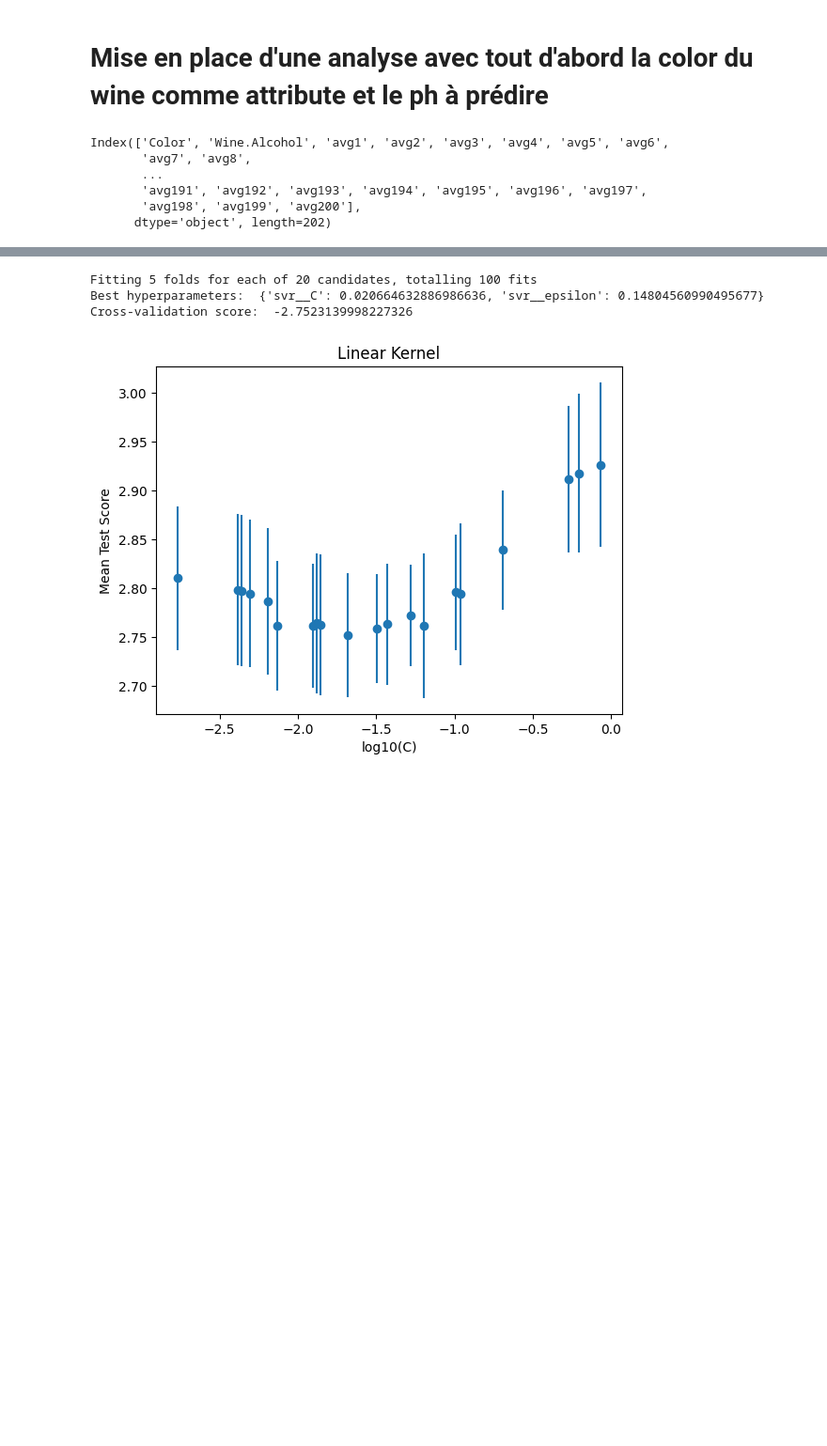
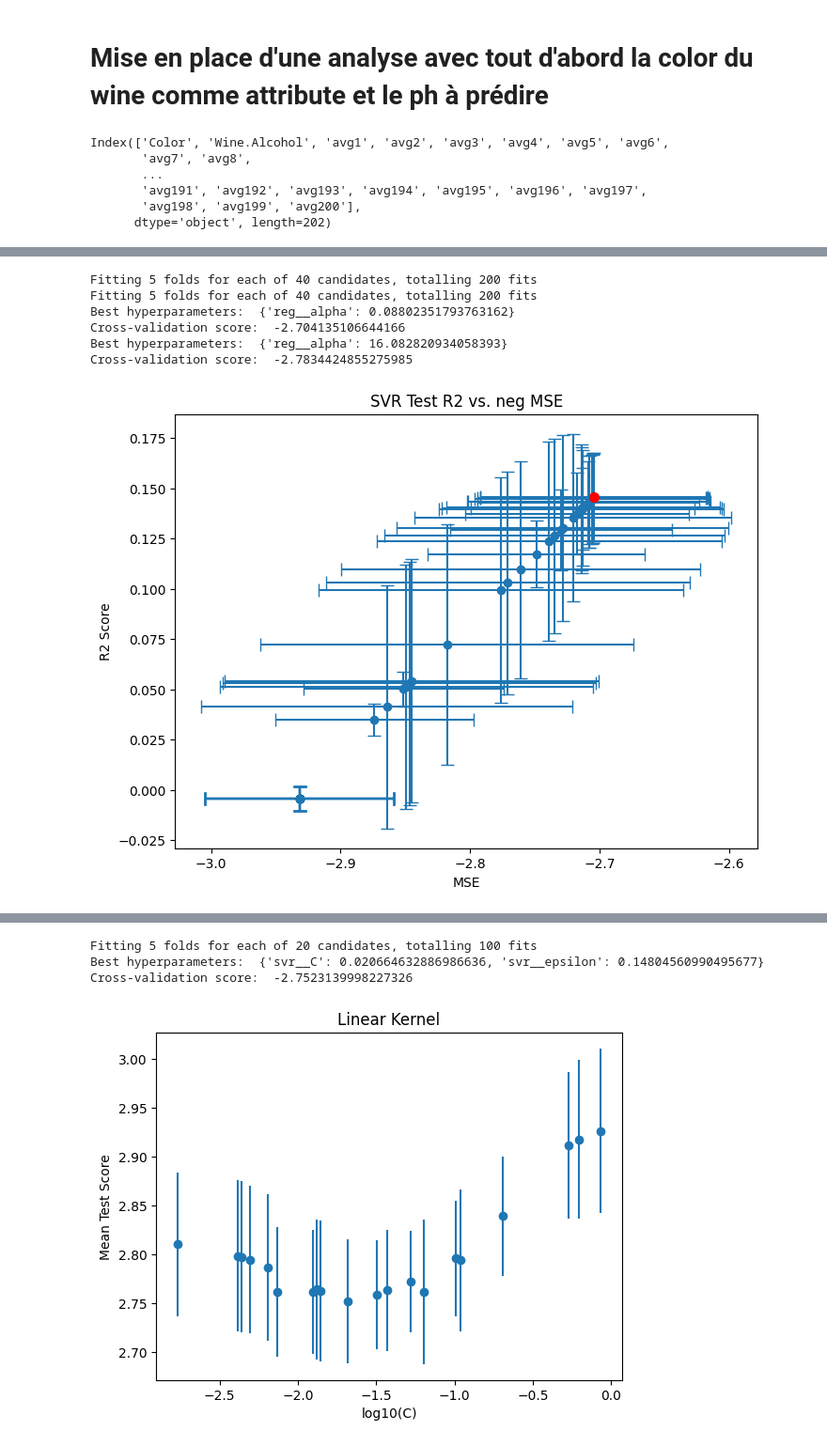
Before and after one commit to ameliemelo/projet_wine, a Jupyter notebook: all_col_standard_scaled.ipynb, the cells around one changed output, grey strips where cells are left out. Shown at 94% size. Drawn from its saved outputs; the diff is of its cells as text; code cells hidden in the pictures; blank space fills up the shorter version.

```diff
--- a/all_col_standard_scaled.ipynb
+++ b/all_col_standard_scaled.ipynb
@@ -232,0 +193,73 @@ scorers = {
+# %%
+import numpy as np
+from sklearn.linear_model import Lasso, Ridge
+from scipy.stats import loguniform
+from sklearn.model_selection import KFold, GridSearchCV, RandomizedSearchCV
+from sklearn.metrics import make_scorer, mean_squared_error, r2_score
+
+
+scorers = {
+    'mse': make_scorer(mean_squared_error, squared = False, greater_is_better=False),
+    'r2': make_scorer(r2_score)
+}
+
+
+cv = KFold(n_splits=5, shuffle=True, random_state=42)
+
+#linear regression avec lasso et ridge
+alphas = loguniform(1e-3, 2e1)
+
+param_dist = {'reg__alpha': alphas}
+
+pLasso = Pipeline([
+    ('preprocessor', preprocessor),
+    ('reg', Lasso())
+])
+
+pRidge = Pipeline([
+    ('preprocessor', preprocessor),
+    ('reg', Ridge())
+])
+
+rand_lass = RandomizedSearchCV(pLasso, param_distributions=param_dist, scoring=scorers, refit='mse',verbose=1, n_iter=40, cv=cv, random_state=7)
+rand_rid = RandomizedSearchCV(pRidge, param_distributions=param_dist, scoring=scorers, refit='mse',verbose=1, n_iter=40, cv=cv, random_state=7)
+
+
+rand_lass.fit(X_train, y_train.values.ravel())
+rand_rid.fit(X_train, y_train.values.ravel())
+
+exp_models["rand_lass"]=rand_lass
+exp_models["rand_rid"]=rand_rid
+
+
+print("Best hyperparameters: ", rand_lass.best_params_)
+print("Cross-validation score: ", rand_lass.best_score_)
+
+print("Best hyperparameters: ", rand_rid.best_params_)
+print("Cross-validation score: ", rand_rid.best_score_)
+# %% [output]
+Fitting 5 folds for each of 40 candidates, totalling 200 fits
+Fitting 5 folds for each of 40 candidates, totalling 200 fits
+Best hyperparameters:  {'reg__alpha': 0.08802351793763162}
+Cross-validation score:  -2.704135106644166
+Best hyperparameters:  {'reg__alpha': 16.082820934058393}
+Cross-validation score:  -2.7834424855275985
+# %%
+import matplotlib.pyplot as plt
+
+
+mean_test_scores = rand_lass.cv_results_['mean_test_mse']
+mean_test_r2_scores = rand_lass.cv_results_['mean_test_r2']
+std_test_score = rand_lass.cv_results_['std_test_mse']
+std_test_r2_scores = rand_lass.cv_results_['std_test_r2']
+best_i = rand_lass.best_index_
+
+plt.figure(figsize=(8, 6))
+plt.errorbar(mean_test_scores, mean_test_r2_scores, xerr = std_test_score ,yerr=std_test_r2_scores, fmt='o', capsize=5)
+plt.scatter(mean_test_scores[best_i], mean_test_r2_scores[best_i], color='red', s=50, zorder=10)
+plt.xlabel('MSE')
+plt.ylabel('R2 Score')
+plt.title('SVR Test R2 vs. neg MSE')
+plt.show()
+# %% [output]
+[figure, added]
```
Also changed, not shown: parts of 9 cells of this notebook, 1 other file.
